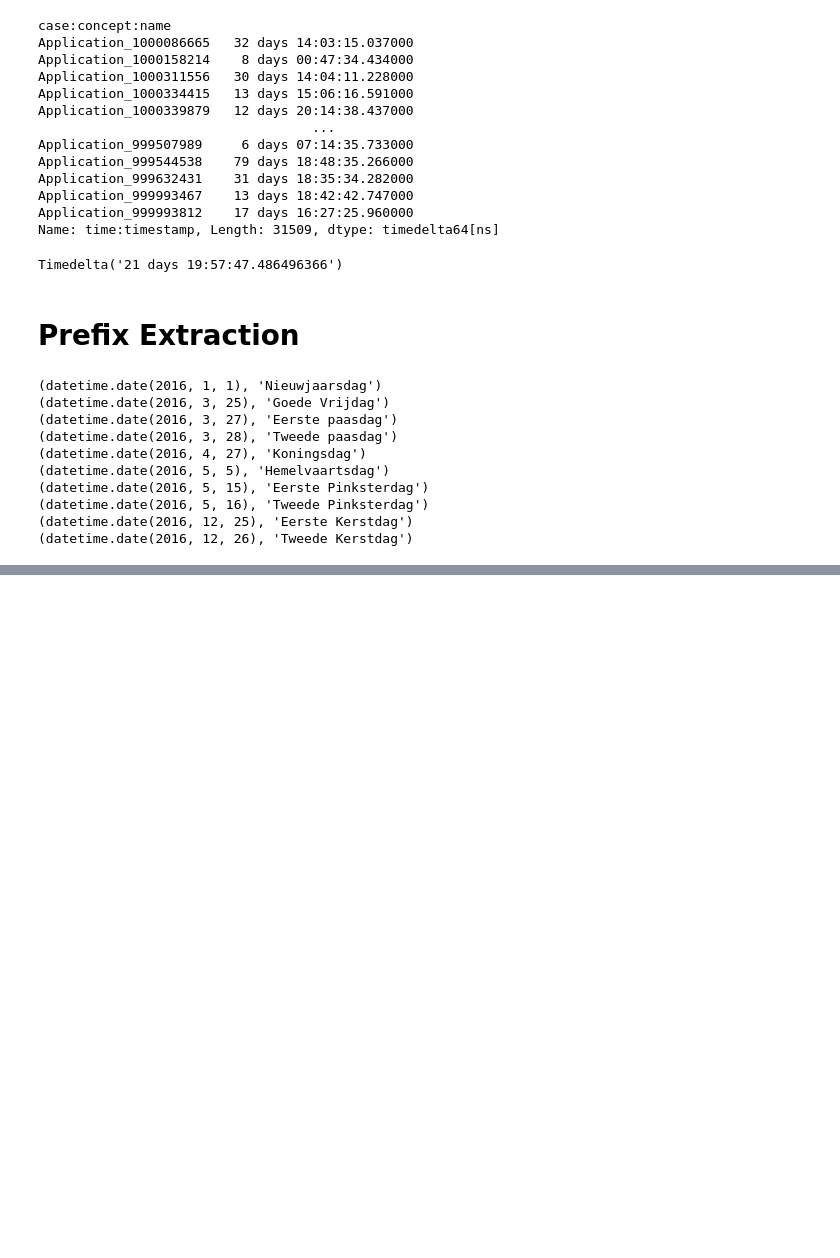
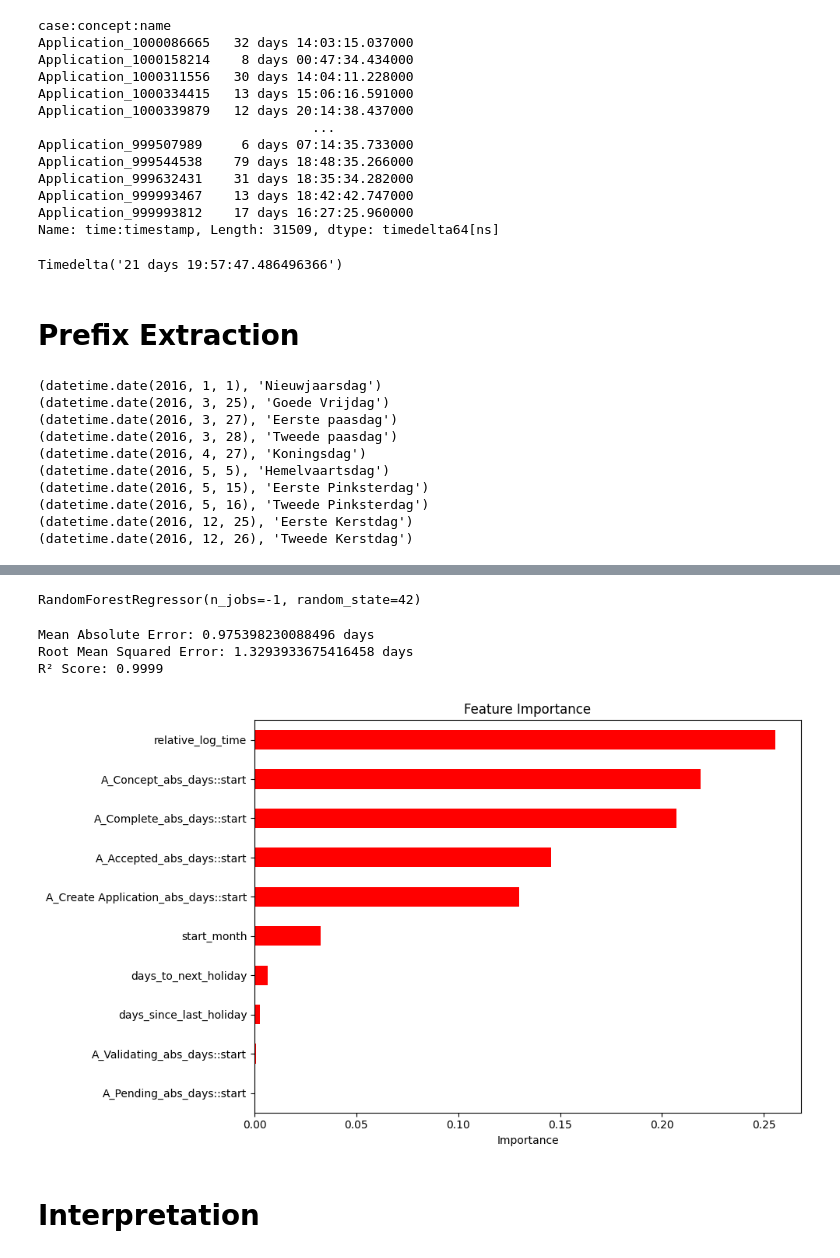
Before and after one commit to samuellukaswidmer/Bachelors-Thesis, a Jupyter notebook: predictive_monitoring_bpic17.ipynb, the cells around one changed output, grey strips where cells are left out. Saved outputs shown, nothing was run; the diff lists cells and outputs as text; code cells hidden in the pictures; blank space fills up the shorter version.

Commit message:
fixed test data issue

```diff
--- a/predictive_monitoring_bpic17.ipynb
+++ b/predictive_monitoring_bpic17.ipynb
@@ -189,0 +203,3 @@ IndexError: single positional indexer is out-of-bounds
+# %%
+prefix_log = pd.DataFrame(prefix_log)
+prefix_log["case:concept:name"].nunique()
@@ -189,0 +265,3 @@ IndexError: single positional indexer is out-of-bounds
+# %%
+# test-train split
+X_train, X_test, y_train, y_test = train_test_split(X, y, test_size=0.2, random_state=42)
@@ -189,0 +290,22 @@ IndexError: single positional indexer is out-of-bounds
+# %%
+from aix360.algorithms.rbm.features import FeatureBinarizer
+from aix360.algorithms.rbm.linear_regression import LinearRuleRegression
+from aix360.algorithms.rbm.logistic_regression import LogisticRuleRegression
+
+
+fb = FeatureBinarizer(numThresh=9)
+X_train_bin = fb.fit_transform(X_train)
+X_test_bin = fb.transform(X_test)
+
+glrm = LinearRuleRegression(lambda0=0.05, lambda1=0.01)
+glrm.fit(X_train_bin, y_train, X_train)  # X_train passed as Xstd for numeric features
+# glrm = LogisticRuleRegression(lambda0=0.05, lambda1=0.01)
+# glrm.fit(X_train_bin, y_train, X_train)
+
+# Predict and evaluate
+y_pred_glrm = glrm.predict(X_test_bin, X_test)
+mae = mean_absolute_error(y_test, y_pred_glrm)
+print(f"MAE: {mae:.2f} days")
+
+# Inspect the rules
+print(glrm.explain())
@@ -189,0 +330,33 @@ IndexError: single positional indexer is out-of-bounds
+# %%
+model = RandomForestRegressor(random_state=42, n_jobs=-1)
+model.fit(X_train, y_train)
+# %% [output]
+RandomForestRegressor(n_jobs=-1, random_state=42)
+# %%
+from sklearn.metrics import root_mean_squared_error
+
+
+y_pred = model.predict(X_test)
+
+mae = mean_absolute_error(y_test, y_pred)
+r2 = r2_score(y_test, y_pred)
+rmse = root_mean_squared_error(y_test, y_pred)
+
+print(f"Mean Absolute Error: {mae} days")
+print(f"Root Mean Squared Error: {rmse} days")
+print(f"R² Score: {r2:.4f}")
+# %% [output]
+Mean Absolute Error: 0.975398230088496 days
+Root Mean Squared Error: 1.3293933675416458 days
+R² Score: 0.9999
+# %%
+importances = pd.Series(model.feature_importances_, index=X.columns)
+importances.sort_values().tail(10).plot(kind='barh', figsize=(10, 6), color='r')
+plt.title("Feature Importance")
+plt.xlabel("Importance")
+plt.tight_layout()
+plt.show()
+# %% [output]
+[figure, added]
+# %% [markdown]
+# Interpretation
```
Also changed, not shown: parts of 17 cells of this notebook, 14 other files.
